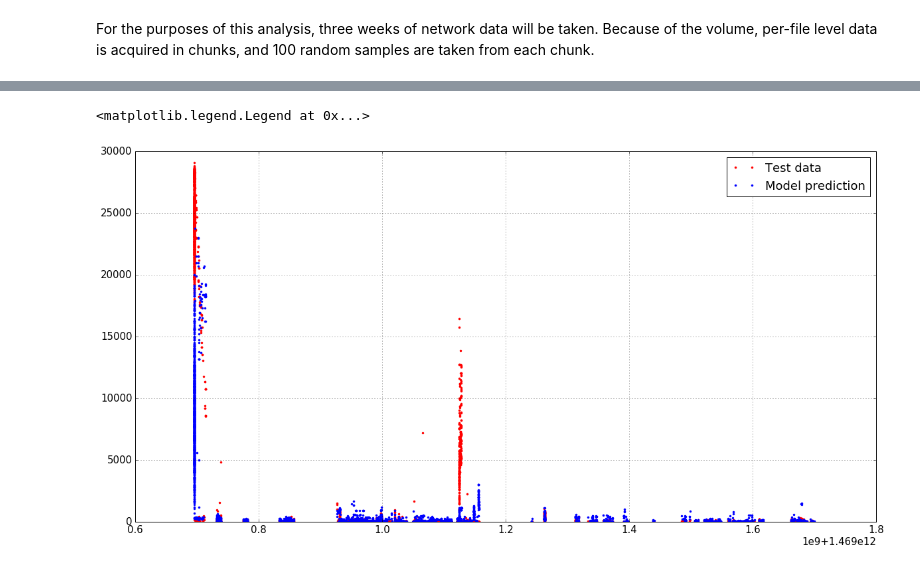
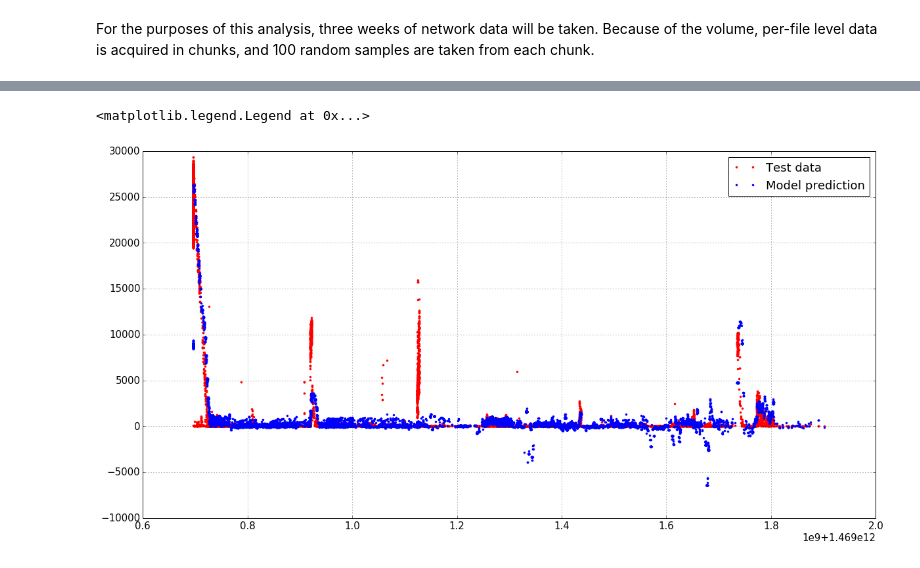
Before and after one commit to ATLAS-Analytics/AnalyticsNotebooks, a Jupyter notebook: Wesley/LinkRegression-Copy1.ipynb, the cells around one changed output, grey strips where cells are left out. Cells and saved outputs as stored; diff of their text form; code cells hidden in the pictures.

```diff
--- a/Wesley/LinkRegression-Copy1.ipynb
+++ b/Wesley/LinkRegression-Copy1.ipynb
@@ -475,12 +447,12 @@ def getSecondsDifference(epochDatesStart,epochDatesFinal):
 # %%
 #Convert string timestamps to usable quantities (each per-file, BTW)
 
-timeInQueue = getSecondsDifference(convertDateToDatetime(weekSubmittedAt),
-                                   convertDateToDatetime(weekStartedAt))
-timeTotal = getSecondsDifference(convertDateToDatetime(weekSubmittedAt),
-                                 convertDateToDatetime(weekTransferredAt))
-timeInTransfer = getSecondsDifference(convertDateToDatetime(weekStartedAt),
-                                      convertDateToDatetime(weekTransferredAt))
+timeInQueue = getSecondsDifference(convertDateToDatetime(totalSubmittedAt),
+                                   convertDateToDatetime(totalStartedAt))
+timeTotal = getSecondsDifference(convertDateToDatetime(totalSubmittedAt),
+                                 convertDateToDatetime(totalTransferredAt))
+timeInTransfer = getSecondsDifference(convertDateToDatetime(totalStartedAt),
+                                      convertDateToDatetime(totalTransferredAt))
 
 timeInTransfer = np.array(timeInTransfer)
 timeTotal = np.array(timeTotal)
@@ -488,7 +460,7 @@ timeInQueue = np.array(timeInQueue)
 # %%
 #Get times that each file is submitted at
 
-submittedTimes = np.array(convertDateToMilliEpoch(weekSubmittedAt))
+submittedTimes = np.array(convertDateToMilliEpoch(totalSubmittedAt))
 
 #Get indices for sorting (use these indices to sort any ddm-metrics variables)
 timeIndex = np.argsort(submittedTimes)
@@ -496,7 +468,7 @@ timeIndex = np.argsort(submittedTimes)
 submittedTimes = submittedTimes[timeIndex]
 
 #Sort according to monotonically increasing file-submitted timestamp
-activity = np.array(weekActivity)[timeIndex]
-filesize = np.array(weekFileSize)[timeIndex]
+activity = np.array(totalActivity)[timeIndex]
+filesize = np.array(totalFileSize)[timeIndex]
 timeTotal = timeTotal[timeIndex]
 # %% [markdown]
@@ -504,19 +476,19 @@ In order to regress categorical data, I represented n choices for a categorical
 # %%
 #import pandas as pd
 ##Convert to panda dataframe, convert from categorical to numerical
-#activity = {'activity':np.array(weekActivity)[timeIndex]}
+#activity = {'activity':np.array(totalActivity)[timeIndex]}
 #df = pd.DataFrame(activity)
 #dummyActivity = np.array(pd.get_dummies(df['activity']))
 
-uniqueActivities = np.unique(weekActivity)
+uniqueActivities = np.unique(totalActivity)
 num = len(uniqueActivities)
 
 vec = np.zeros(num)
 
 dummyActivity = []
-for i in range(len(weekActivity)):
+for i in range(len(totalActivity)):
     vecNew = vec.copy()
-    vecNew[np.where(uniqueActivities == weekActivity[i])] = 1
+    vecNew[np.where(uniqueActivities == totalActivity[i])] = 1
     dummyActivity.append(vecNew)
 dummyActivity = np.array(dummyActivity)
 # %%
@@ -586,7 +572,7 @@ inputSample = np.squeeze(np.hstack((submittedTimes[:,None],queuedUserSubscriptio
                                     doneDataConsolidation[:,None],doneFunctionalTest[:,None],
                                     doneExpress[:,None],doneProductionInput[:,None],
                                     doneProductionOutput[:,None],doneStaging[:,None],filesize[:,None],
-                                    dash_through1h[:,None],dash_through1d[:,None],fts_through1h[:,None],fts_through1d[:,None],
+                                    dashThroughput1h[:,None],ftsThroughput1h[:,None],
                                     dummyActivity)))
 outputSample = timeTotal
 
@@ -633,25 +619,26 @@ This took 1.185785 seconds
 # %%
 import pandas
 from sklearn.linear_model import LinearRegression,BayesianRidge,Lars,Lasso
 from sklearn.ensemble import (GradientBoostingRegressor,RandomForestRegressor,AdaBoostRegressor,BaggingRegressor,
                               ExtraTreesRegressor)
 
-sp = int(round(0.9*len(reducedOutput)))
+sp = int(round(0.8*len(reducedOutput)))
 
 X_train = reducedInput[:sp,:]
 Y_train = reducedOutput[:sp]
 X_test = reducedInput[sp:]
 Y_test = reducedOutput[sp:]
 
-model = BaggingRegressor()
+model = Lasso()
 Y_predict = model.fit(X_train[:,1:],Y_train).predict(X_test[:,1:])
 
 plt.figure(figsize=(20,10))
+axd = plt.gca()
 plt.plot(X_test[:,0],Y_test,'r.',label='Test data')
 plt.plot(X_test[:,0],Y_predict,'b.',label='Model prediction')
 #plt.errorbar(X_test[:,0],Y_predict,yerr=np.abs(Y_predict-Y_test),linestyle='None',label='predicted')
 plt.grid()
 plt.legend()
 # %% [output]
 <matplotlib.legend.Legend at 0x...>
-[figure, old version]
+[figure, new version]
```
Also changed, not shown: parts of 19 cells of this notebook, 5 other files.
